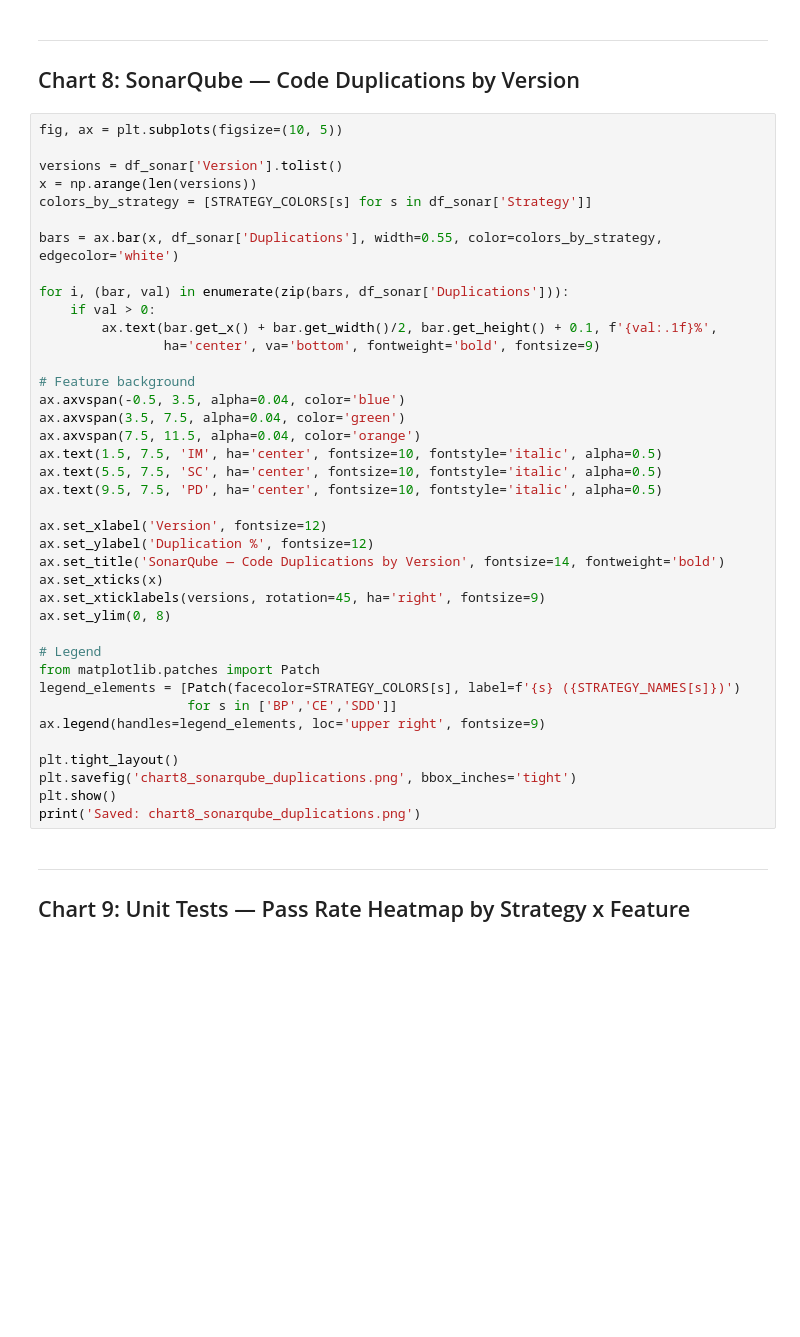
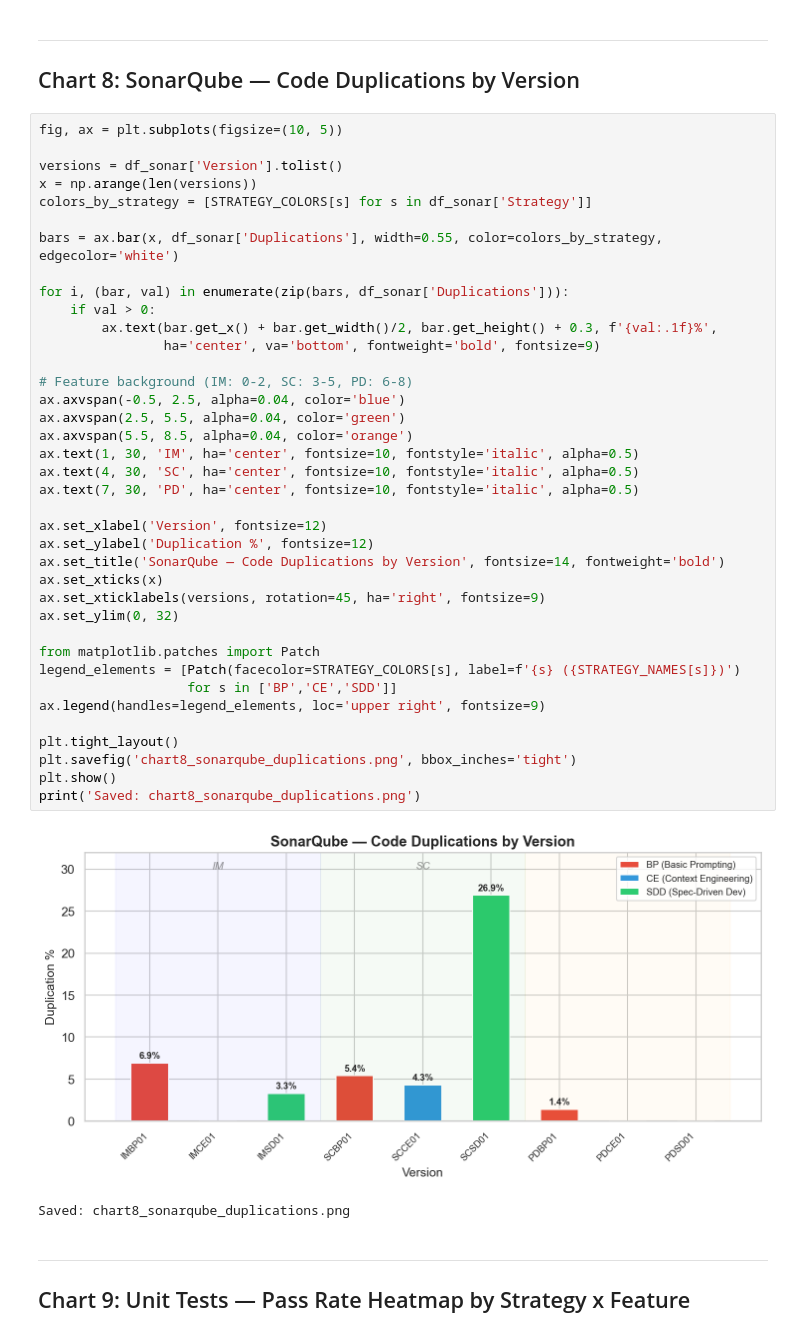
Before and after one commit to PhatchareePuangjai/chatGPT5, a Jupyter notebook: src/research_charts.ipynb, the cells around one changed output. Drawn from its saved outputs; the diff is of its cells as text; blank space fills up the shorter version.

```diff
--- a/src/research_charts.ipynb
+++ b/src/research_charts.ipynb
@@ -417,42 +462,44 @@ print('Saved: chart7_sonarqube_heatmap.png')
 # %%
 fig, ax = plt.subplots(figsize=(10, 5))
 
 versions = df_sonar['Version'].tolist()
 x = np.arange(len(versions))
 colors_by_strategy = [STRATEGY_COLORS[s] for s in df_sonar['Strategy']]
 
 bars = ax.bar(x, df_sonar['Duplications'], width=0.55, color=colors_by_strategy, edgecolor='white')
 
 for i, (bar, val) in enumerate(zip(bars, df_sonar['Duplications'])):
     if val > 0:
-        ax.text(bar.get_x() + bar.get_width()/2, bar.get_height() + 0.1, f'{val:.1f}%',
+        ax.text(bar.get_x() + bar.get_width()/2, bar.get_height() + 0.3, f'{val:.1f}%',
                 ha='center', va='bottom', fontweight='bold', fontsize=9)
 
-# Feature background
-ax.axvspan(-0.5, 3.5, alpha=0.04, color='blue')
-ax.axvspan(3.5, 7.5, alpha=0.04, color='green')
-ax.axvspan(7.5, 11.5, alpha=0.04, color='orange')
-ax.text(1.5, 7.5, 'IM', ha='center', fontsize=10, fontstyle='italic', alpha=0.5)
-ax.text(5.5, 7.5, 'SC', ha='center', fontsize=10, fontstyle='italic', alpha=0.5)
-ax.text(9.5, 7.5, 'PD', ha='center', fontsize=10, fontstyle='italic', alpha=0.5)
+# Feature background (IM: 0-2, SC: 3-5, PD: 6-8)
+ax.axvspan(-0.5, 2.5, alpha=0.04, color='blue')
+ax.axvspan(2.5, 5.5, alpha=0.04, color='green')
+ax.axvspan(5.5, 8.5, alpha=0.04, color='orange')
+ax.text(1, 30, 'IM', ha='center', fontsize=10, fontstyle='italic', alpha=0.5)
+ax.text(4, 30, 'SC', ha='center', fontsize=10, fontstyle='italic', alpha=0.5)
+ax.text(7, 30, 'PD', ha='center', fontsize=10, fontstyle='italic', alpha=0.5)
 
 ax.set_xlabel('Version', fontsize=12)
 ax.set_ylabel('Duplication %', fontsize=12)
 ax.set_title('SonarQube — Code Duplications by Version', fontsize=14, fontweight='bold')
 ax.set_xticks(x)
 ax.set_xticklabels(versions, rotation=45, ha='right', fontsize=9)
-ax.set_ylim(0, 8)
+ax.set_ylim(0, 32)
 
-# Legend
 from matplotlib.patches import Patch
 legend_elements = [Patch(facecolor=STRATEGY_COLORS[s], label=f'{s} ({STRATEGY_NAMES[s]})')
                    for s in ['BP','CE','SDD']]
 ax.legend(handles=legend_elements, loc='upper right', fontsize=9)
 
 plt.tight_layout()
 plt.savefig('chart8_sonarqube_duplications.png', bbox_inches='tight')
 plt.show()
 print('Saved: chart8_sonarqube_duplications.png')
+# %% [output]
+[figure, added]
+Saved: chart8_sonarqube_duplications.png
 # %% [markdown]
 ---
 ## Chart 9: Unit Tests — Pass Rate Heatmap by Strategy x Feature
```
Also changed, not shown: parts of 12 cells of this notebook, 6 other files.
